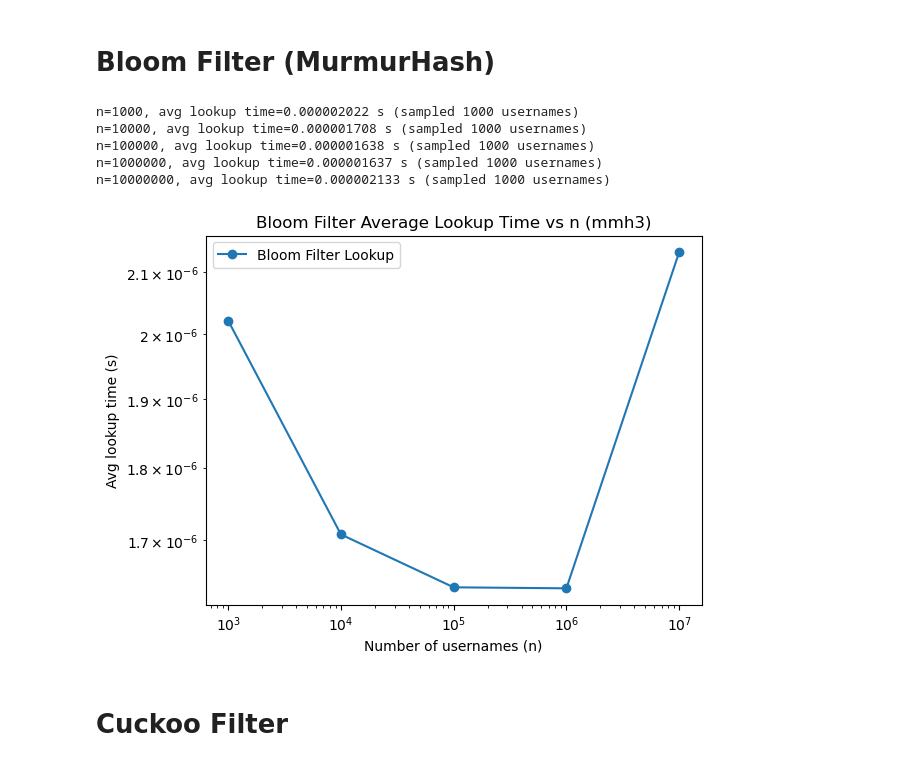
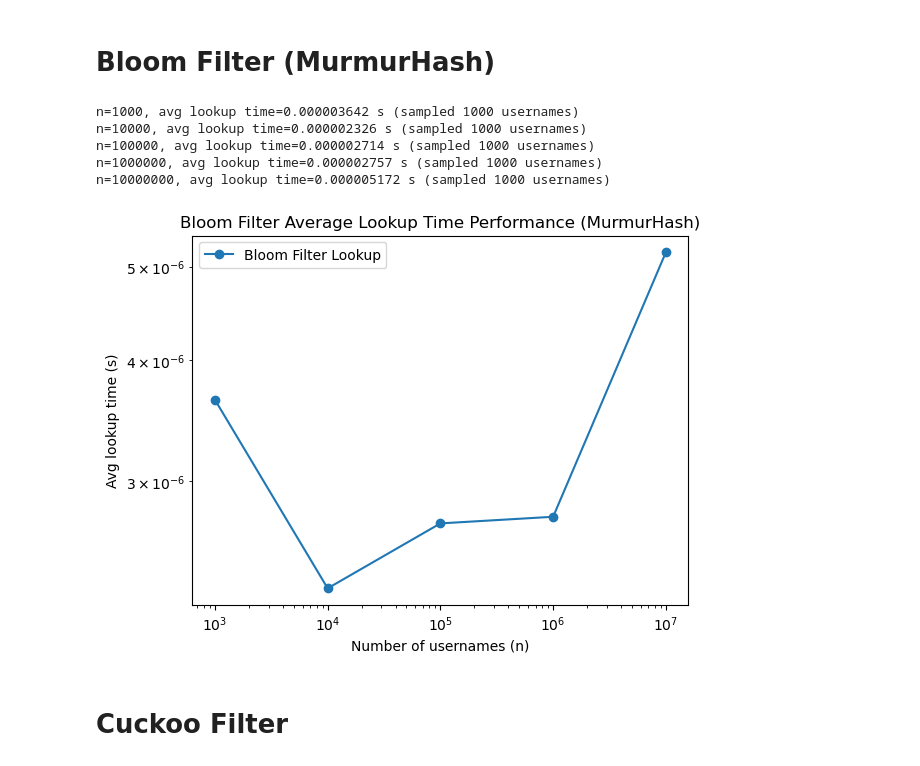
Before and after one commit to Hamza-Awr/COSC-520-Assignment-1, a Jupyter notebook: COSC_520_Ass_1_Hamza.ipynb, the cells around one changed output. Drawn from its saved outputs; the diff is of its cells as text; code cells hidden in the pictures.

Commit message:
New plots, update jupyter notebook, add comments
New plots, update jupyter notebook
Update all .py with new comments

```diff
--- a/COSC_520_Ass_1_Hamza.ipynb
+++ b/COSC_520_Ass_1_Hamza.ipynb
@@ -253,40 +253,40 @@ for n in n_list_bloom:
 
     number = 1000 # Number of usernames you want to search
     lookups = min(number//2, len(usernames)) # number will either be half OR the total length of the usernames
     negative_samples = number - lookups # number of usernames to search NOT present (some usernames to search won't be present, and it doesn't matter, we just want to search)
 
     lookup_names = []
     lookup_names.extend(sample(usernames, lookups)) # the usernames to search
     lookup_names.extend([''.join(choice(chars) for _ in range(5)) for _ in range(negative_samples)]) # adding the names not present
 
     # Time lookups
     start = time.perf_counter_ns()
     for u in lookup_names:
         _ = bf.check(u)
     end = time.perf_counter_ns()
 
     avg_time = ((end - start) / number) / 1e9 # Find average time of a lookup
     times_bloom.append(avg_time)
 
     print(f"n={n}, avg lookup time={avg_time:.9f} s (sampled {number} usernames)")
 
 # Plot Results of times taken to search an entry using a Bloom Filter
 plt.plot(n_list_bloom, times_bloom, marker="o", label="Bloom Filter Lookup")
 plt.xscale('log')
 plt.yscale('log')
 plt.xlabel("Number of usernames (n)")
 plt.ylabel("Avg lookup time (s)")
-plt.title("Bloom Filter Average Lookup Time vs n (mmh3)")
+plt.title("Bloom Filter Average Lookup Time Performance (MurmurHash)")
 plt.legend()
 plt.savefig("D:/HAMZA/1.UBC Ok/2-WT1 2025 (Sep-Dec 2025)/COSC 520 - Advanced Algorithms/Assignments/Ass.1 520/COSC-520-Assignment-1/Plots/Bloom_Filter.png", dpi=300)
 plt.show()
 # %% [output]
-n=1000, avg lookup time=0.000002022 s (sampled 1000 usernames)
-n=10000, avg lookup time=0.000001708 s (sampled 1000 usernames)
-n=100000, avg lookup time=0.000001638 s (sampled 1000 usernames)
-n=1000000, avg lookup time=0.000001637 s (sampled 1000 usernames)
-n=10000000, avg lookup time=0.000002133 s (sampled 1000 usernames)
+n=1000, avg lookup time=0.000003642 s (sampled 1000 usernames)
+n=10000, avg lookup time=0.000002326 s (sampled 1000 usernames)
+n=100000, avg lookup time=0.000002714 s (sampled 1000 usernames)
+n=1000000, avg lookup time=0.000002757 s (sampled 1000 usernames)
+n=10000000, avg lookup time=0.000005172 s (sampled 1000 usernames)
-[figure, old version]
+[figure, new version]
 # %% [markdown]
 # Cuckoo Filter
 # %%
```
Also changed, not shown: parts of 3 cells of this notebook, 12 other files.
